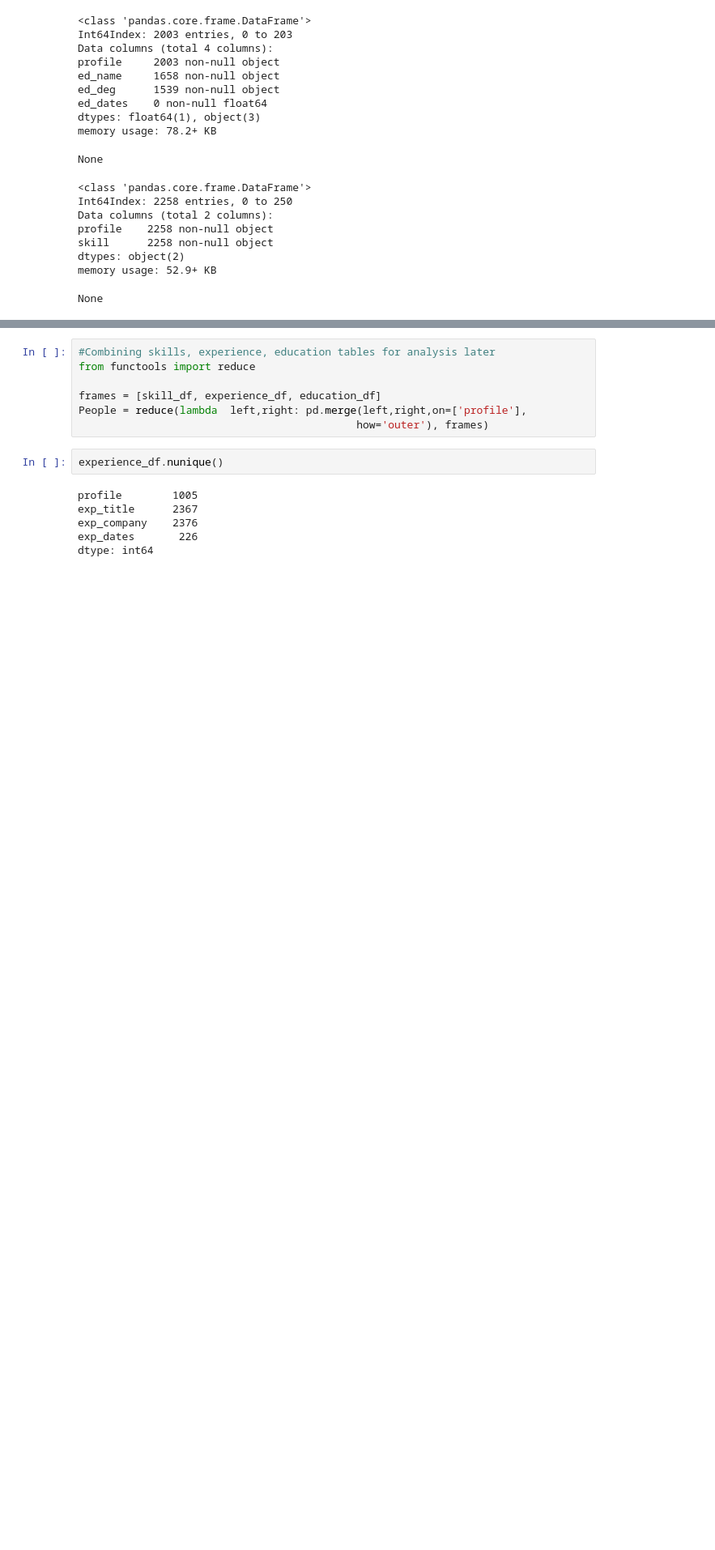
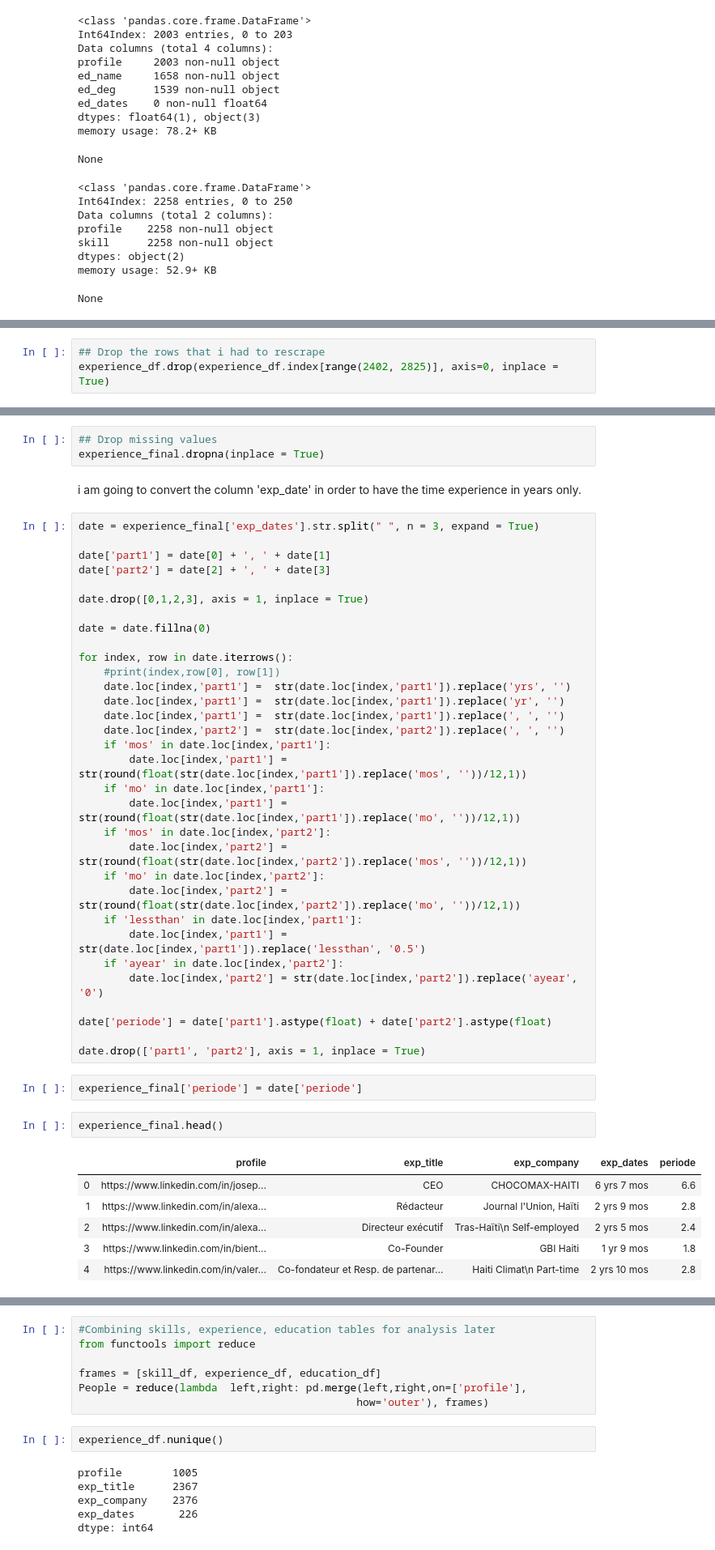
Before and after one commit to B1o0b1/Ayiti_analytics_capstone_project, a Jupyter notebook: initial_notebook.ipynb, the cells around one changed output, grey strips where cells are left out. Shown at 81% size. Saved outputs shown, nothing was run; the diff lists cells and outputs as text; blank space fills up the shorter version.

```diff
--- a/initial_notebook.ipynb
+++ b/initial_notebook.ipynb
@@ -949,0 +1081,3 @@ None
+# %%
+## Drop the rows that i had to rescrape
+experience_df.drop(experience_df.index[range(2402, 2825)], axis=0, inplace = True)
@@ -949,0 +1091,48 @@ None
+# %%
+## Drop missing values
+experience_final.dropna(inplace = True)
+# %% [markdown]
+i am going to convert the column 'exp_date' in order to have the time experience in years only.
+# %%
+date = experience_final['exp_dates'].str.split(" ", n = 3, expand = True)
+
+date['part1'] = date[0] + ', ' + date[1]
+date['part2'] = date[2] + ', ' + date[3]
+
+date.drop([0,1,2,3], axis = 1, inplace = True)
+
+date = date.fillna(0)
+
+for index, row in date.iterrows():
+    #print(index,row[0], row[1])
+    date.loc[index,'part1'] =  str(date.loc[index,'part1']).replace('yrs', '')
+    date.loc[index,'part1'] =  str(date.loc[index,'part1']).replace('yr', '')
+    date.loc[index,'part1'] =  str(date.loc[index,'part1']).replace(', ', '')
+    date.loc[index,'part2'] =  str(date.loc[index,'part2']).replace(', ', '')
+    if 'mos' in date.loc[index,'part1']:
+        date.loc[index,'part1'] = str(round(float(str(date.loc[index,'part1']).replace('mos', ''))/12,1))
+    if 'mo' in date.loc[index,'part1']:
+        date.loc[index,'part1'] = str(round(float(str(date.loc[index,'part1']).replace('mo', ''))/12,1))
+    if 'mos' in date.loc[index,'part2']:
+        date.loc[index,'part2'] = str(round(float(str(date.loc[index,'part2']).replace('mos', ''))/12,1))
+    if 'mo' in date.loc[index,'part2']:
+        date.loc[index,'part2'] = str(round(float(str(date.loc[index,'part2']).replace('mo', ''))/12,1))
+    if 'lessthan' in date.loc[index,'part1']:
+        date.loc[index,'part1'] = str(date.loc[index,'part1']).replace('lessthan', '0.5')
+    if 'ayear' in date.loc[index,'part2']:
+        date.loc[index,'part2'] = str(date.loc[index,'part2']).replace('ayear', '0')
+
+date['periode'] = date['part1'].astype(float) + date['part2'].astype(float)
+
+date.drop(['part1', 'part2'], axis = 1, inplace = True)
+# %%
+experience_final['periode'] = date['periode']
+# %%
+experience_final.head()
+# %% [output]
+|  | profile | exp_title | exp_company | exp_dates | periode |
+| 0 | https://www.linkedin.com/in/josep... | CEO | CHOCOMAX-HAITI | 6 yrs 7 mos | 6.6 |
+| 1 | https://www.linkedin.com/in/alexa... | Rédacteur | Journal l'Union, Haïti | 2 yrs 9 mos | 2.8 |
+| 2 | https://www.linkedin.com/in/alexa... | Directeur exécutif | Tras-Haïti\n Self-employed | 2 yrs 5 mos | 2.4 |
+| 3 | https://www.linkedin.com/in/bient... | Co-Founder | GBI Haiti | 1 yr 9 mos | 1.8 |
+| 4 | https://www.linkedin.com/in/valer... | Co-fondateur et Resp. de partenar... | Haiti Climat\n Part-time | 2 yrs 10 mos | 2.8 |
```
Also changed, not shown: parts of 56 cells of this notebook.
